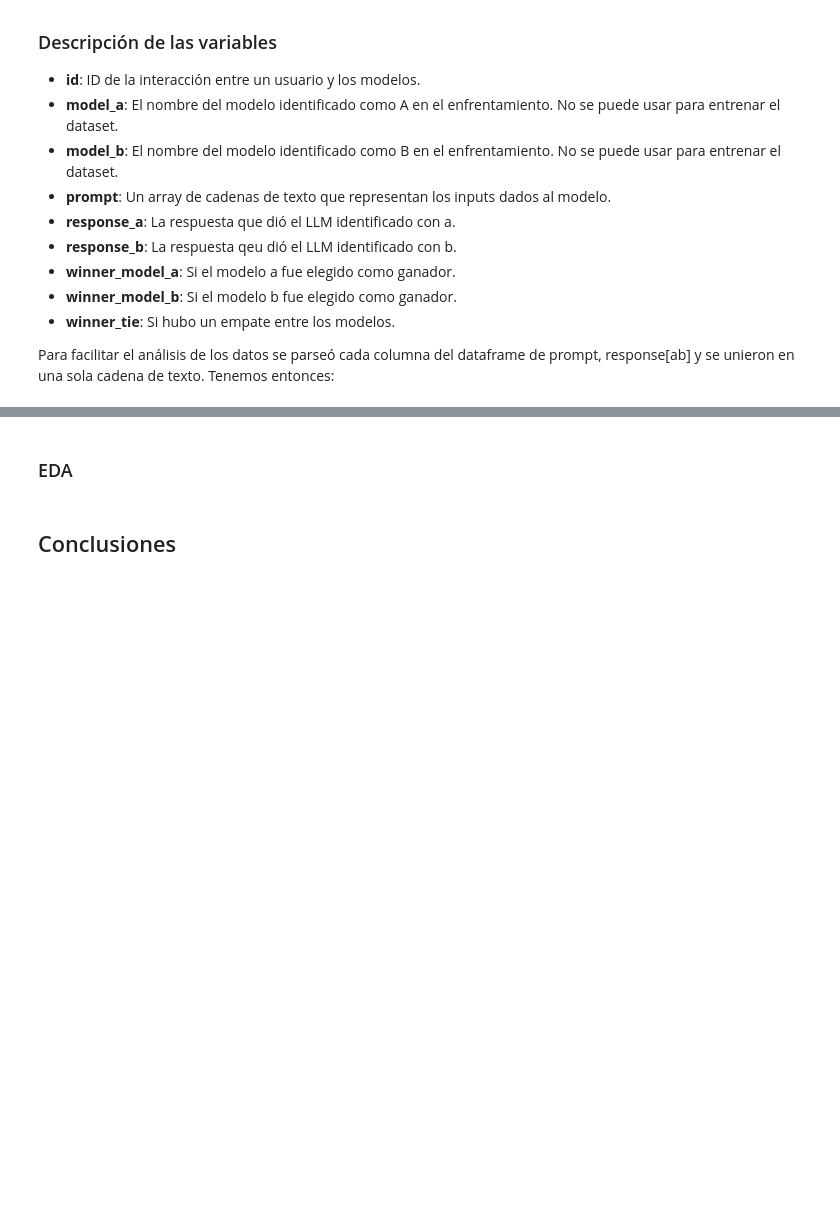
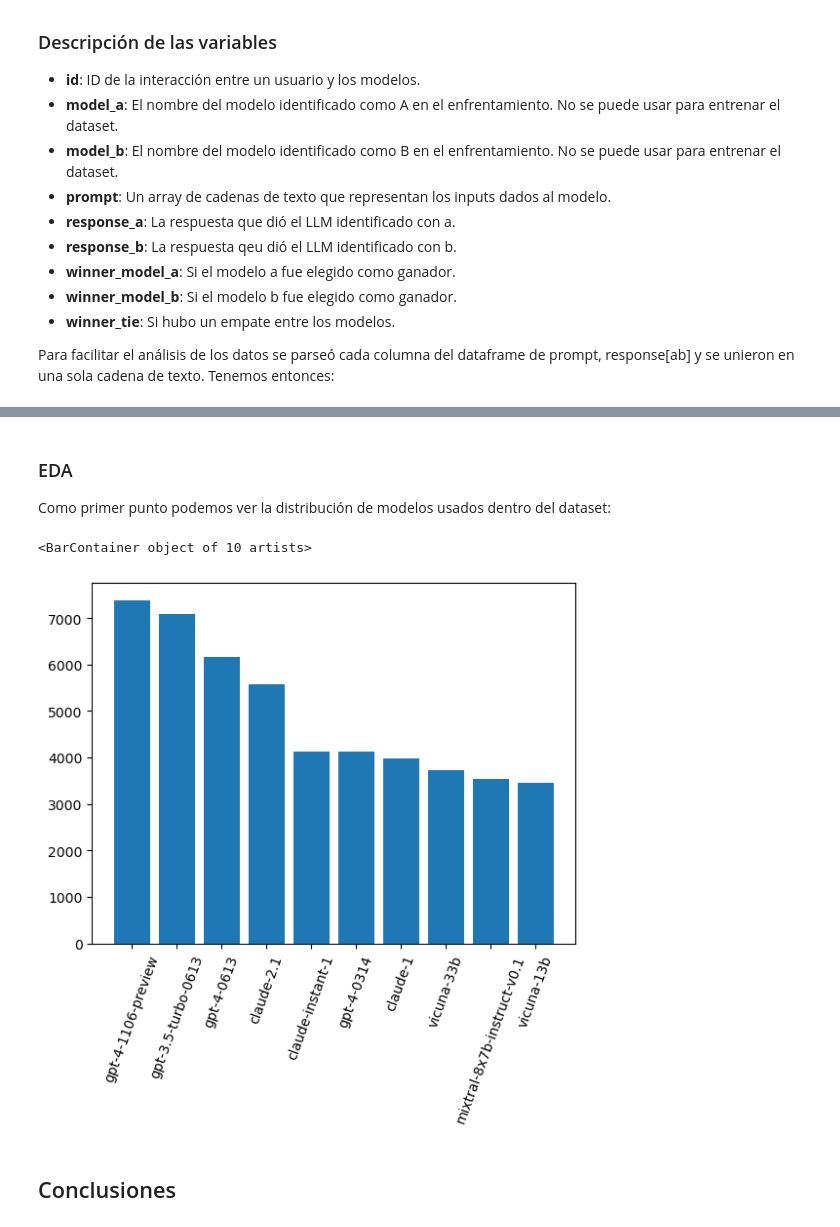
Before and after one commit to JosueSay/Proyecto2_DS, a Jupyter notebook: project.ipynb, the cells around one changed output, grey strips where cells are left out. Cells and saved outputs as stored; diff of their text form; code cells hidden in the pictures; blank space fills up the shorter version.

Commit message:
feat: Done cleaning data

```diff
--- a/project.ipynb
+++ b/project.ipynb
@@ -13,3 +25,9 @@ import pandas as pd
+# %%
+MOJIBAKE_PAT = re.compile(
+    r"[\uFFFD\u0080-\u009F]"      # U+FFFD o control C1
+    r"|Ã.|Â.|â.|Û.|Ò|Ó"
+)
+STOPWORDS_LANG    = "english"
 # %% [markdown]
 ## Situación Problemática
 # %% [markdown]
@@ -65,7 +83,7 @@ Para facilitar el análisis de los datos se parseó cada columna del dataframe d
 def eval_and_join(row, key: str):
     try:
         p_code = row[key]
-        print(f"Parsing: {p_code}")
+        # print(f"Parsing: {p_code}")
         arr = eval(p_code)
         return "\n".join(arr)
     except:
@@ -76,7 +94,7 @@ def parse_array_and_join(key: str):
     return lambda row: eval_and_join(row, key)
 
 df["prompt_clean"] = df.apply(parse_array_and_join("prompt"), axis=1)
-# df["response_a_clean"] = df.apply(parse_array_and_join("response_a"), axis=1)
-# df["response_b_clean"] = df.apply(parse_array_and_join("response_b"), axis=1)
+df["response_a_clean"] = df.apply(parse_array_and_join("response_a"), axis=1)
+df["response_b_clean"] = df.apply(parse_array_and_join("response_b"), axis=1)
 df
 # %% [output]
@@ -95,0 +307,5 @@ df
+# %%
+df = cleaningData(df, "prompt_clean")
+df = cleaningData(df, "response_a_clean")
+df = cleaningData(df, "response_b_clean")
+df
@@ -96,4 +326,25 @@ df
 # %% [markdown]
 ### EDA
+
+Como primer punto podemos ver la distribución de modelos usados dentro del dataset:
+# %%
+modelCount = {}
+for name in df["model_a"]:
+    if name not in modelCount:
+        modelCount[name] = 0
+    modelCount[name] += 1
+for name in df["model_b"]:
+    if name not in modelCount:
+        modelCount[name] = 0
+    modelCount[name] += 1
+
+modelCount = Counter(modelCount)
+x = [k for k,v in modelCount.most_common(10)]
+height = [v for k,v in modelCount.most_common(10)]
+plt.xticks(rotation=70)
+plt.bar(x=x, height=height)
+# %% [output]
+<BarContainer object of 10 artists>
+[figure, added]
 # %% [markdown]
 ## Conclusiones
```
Also changed, not shown: parts of 6 cells of this notebook.
